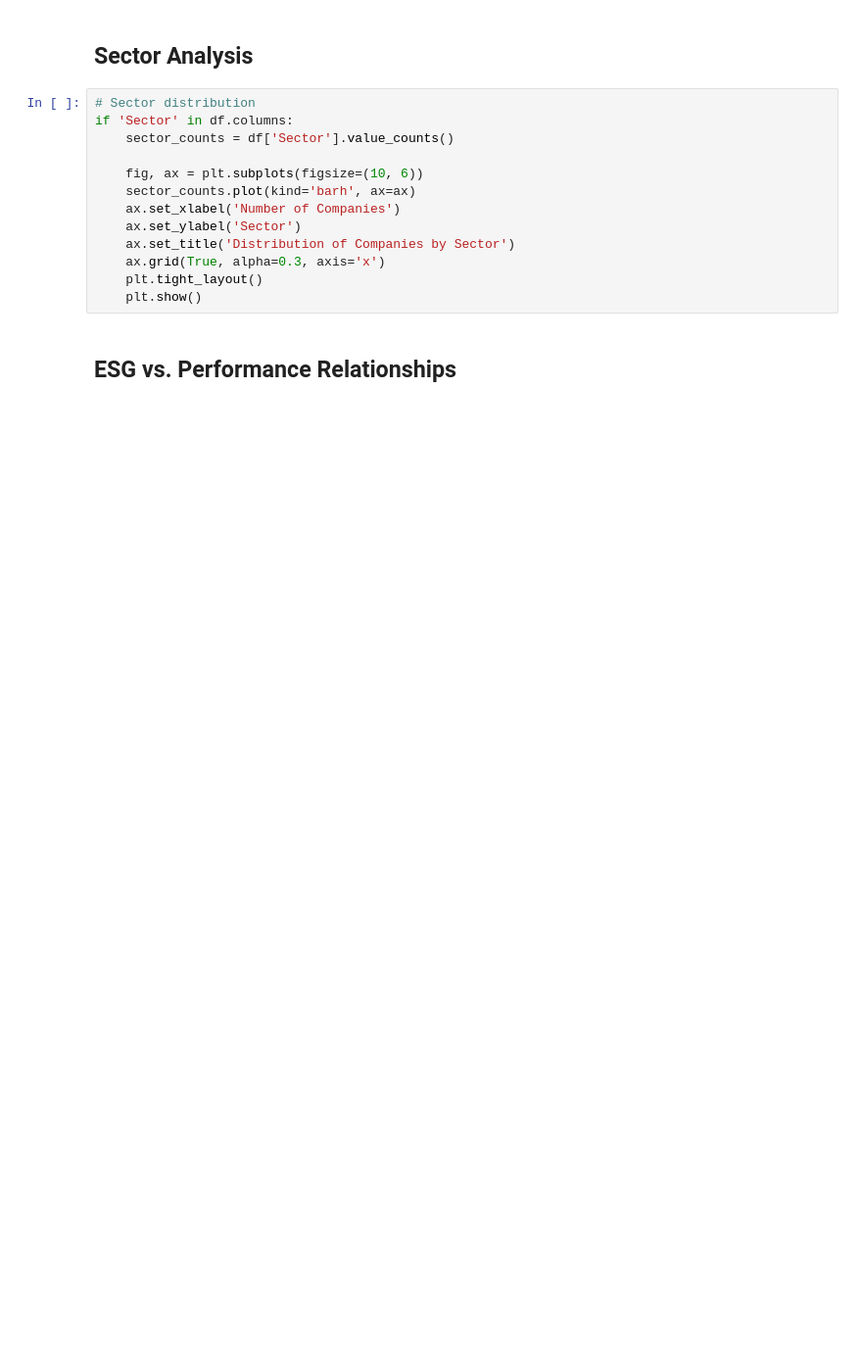
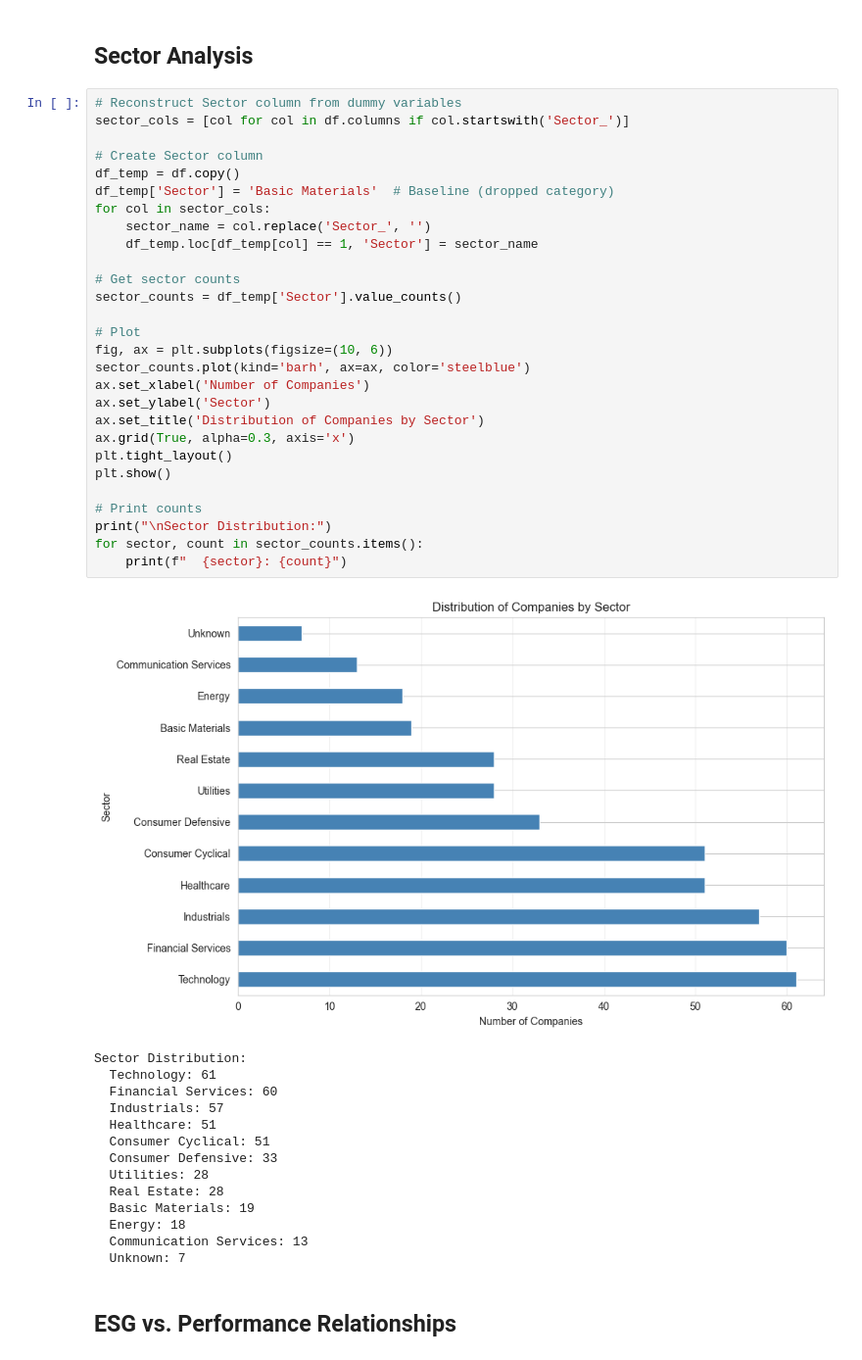
Before and after one commit to ayushmall0710/esg-stock-performace-impact, a Jupyter notebook: notebooks/01_exploratory_analysis.ipynb, the cells around one changed output. Shown at 98% size. Drawn from its saved outputs; the diff is of its cells as text; blank space fills up the shorter version.

Commit message:
Update exploratory analysis notebook with execution counts and output enhancements for ESG performance metrics

```diff
--- a/notebooks/01_exploratory_analysis.ipynb
+++ b/notebooks/01_exploratory_analysis.ipynb
@@ -141,17 +243,47 @@ plt.show()
 # %% [markdown]
 ## Sector Analysis
 # %%
-# Sector distribution
-if 'Sector' in df.columns:
-    sector_counts = df['Sector'].value_counts()
+# Reconstruct Sector column from dummy variables
+sector_cols = [col for col in df.columns if col.startswith('Sector_')]
 
-    fig, ax = plt.subplots(figsize=(10, 6))
-    sector_counts.plot(kind='barh', ax=ax)
-    ax.set_xlabel('Number of Companies')
-    ax.set_ylabel('Sector')
-    ax.set_title('Distribution of Companies by Sector')
-    ax.grid(True, alpha=0.3, axis='x')
-    plt.tight_layout()
-    plt.show()
+# Create Sector column
+df_temp = df.copy()
+df_temp['Sector'] = 'Basic Materials'  # Baseline (dropped category)
+for col in sector_cols:
+    sector_name = col.replace('Sector_', '')
+    df_temp.loc[df_temp[col] == 1, 'Sector'] = sector_name
+
+# Get sector counts
+sector_counts = df_temp['Sector'].value_counts()
+
+# Plot
+fig, ax = plt.subplots(figsize=(10, 6))
+sector_counts.plot(kind='barh', ax=ax, color='steelblue')
+ax.set_xlabel('Number of Companies')
+ax.set_ylabel('Sector')
+ax.set_title('Distribution of Companies by Sector')
+ax.grid(True, alpha=0.3, axis='x')
+plt.tight_layout()
+plt.show()
+
+# Print counts
+print("\nSector Distribution:")
+for sector, count in sector_counts.items():
+    print(f"  {sector}: {count}")
+# %% [output]
+[figure, added]
+Sector Distribution:
+  Technology: 61
+  Financial Services: 60
+  Industrials: 57
+  Healthcare: 51
+  Consumer Cyclical: 51
+  Consumer Defensive: 33
+  Utilities: 28
+  Real Estate: 28
+  Basic Materials: 19
+  Energy: 18
+  Communication Services: 13
+  Unknown: 7
 # %% [markdown]
 ## ESG vs. Performance Relationships
```
Also changed, not shown: parts of 19 cells of this notebook.
